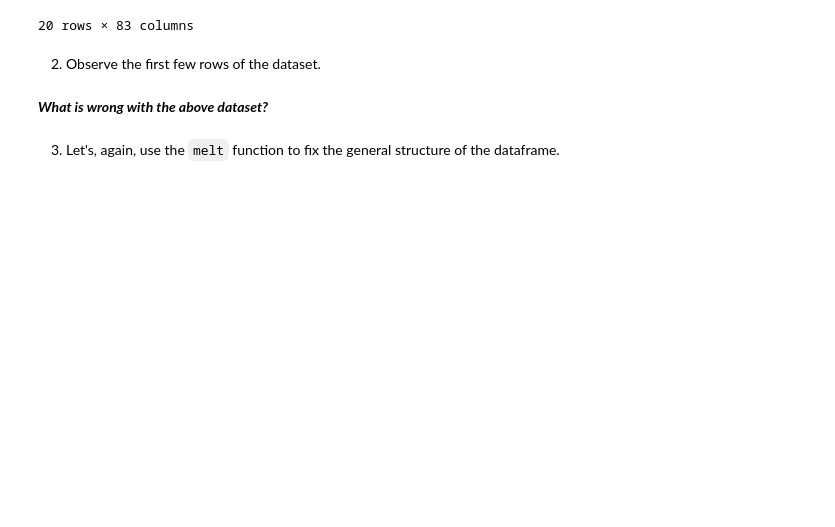
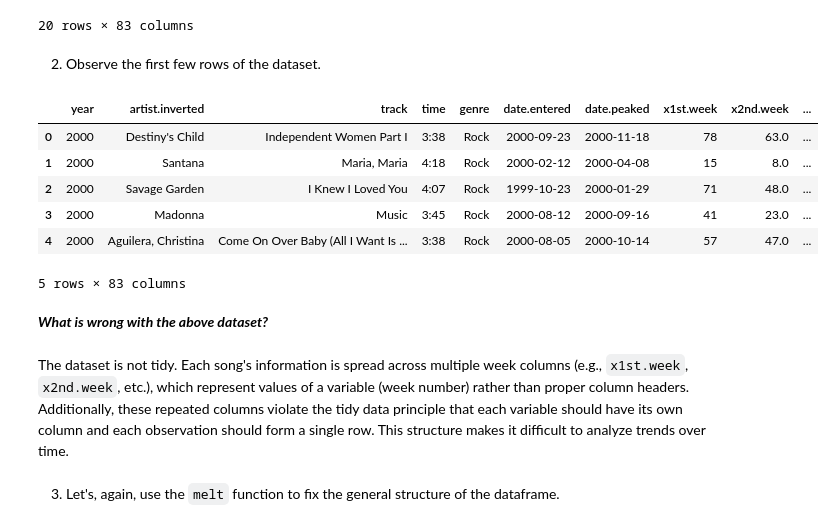
Before and after one commit to FenilPatel1279/lab-mlp, a Jupyter notebook: week5Lab_Students (1).ipynb, the cells around one changed output. Drawn from its saved outputs; the diff is of its cells as text; code cells hidden in the pictures; blank space fills up the shorter version.

Commit message:
i did till the melt function in the billboard data set

```diff
--- a/week5Lab_Students (1).ipynb
+++ b/week5Lab_Students (1).ipynb
@@ -157,7 +157,20 @@ df.head(20)
 20 rows × 83 columns
 # %% [markdown]
 2. Observe the first few rows of the dataset.
+# %%
+# Display the first 5 rows
+df.head()
+# %% [output]
+|  | year | artist.inverted | track | time | genre | date.entered | date.peaked | x1st.week | x2nd.week | ... |
+| 0 | 2000 | Destiny's Child | Independent Women Part I | 3:38 | Rock | 2000-09-23 | 2000-11-18 | 78 | 63.0 | ... |
+| 1 | 2000 | Santana | Maria, Maria | 4:18 | Rock | 2000-02-12 | 2000-04-08 | 15 | 8.0 | ... |
+| 2 | 2000 | Savage Garden | I Knew I Loved You | 4:07 | Rock | 1999-10-23 | 2000-01-29 | 71 | 48.0 | ... |
+| 3 | 2000 | Madonna | Music | 3:45 | Rock | 2000-08-12 | 2000-09-16 | 41 | 23.0 | ... |
+| 4 | 2000 | Aguilera, Christina | Come On Over Baby (All I Want Is ... | 3:38 | Rock | 2000-08-05 | 2000-10-14 | 57 | 47.0 | ... |
+5 rows × 83 columns
 # %% [markdown]
 ***What is wrong with the above dataset?***
+# %% [markdown]
+The dataset is not tidy. Each song's information is spread across multiple week columns (e.g., `x1st.week`, `x2nd.week`, etc.), which represent values of a variable (week number) rather than proper column headers. Additionally, these repeated columns violate the tidy data principle that each variable should have its own column and each observation should form a single row. This structure makes it difficult to analyze trends over time.
 # %% [markdown]
 3. Let's, again, use the `melt` function to fix the general structure of the dataframe.
```
Also changed, not shown: parts of 1 cell of this notebook.
